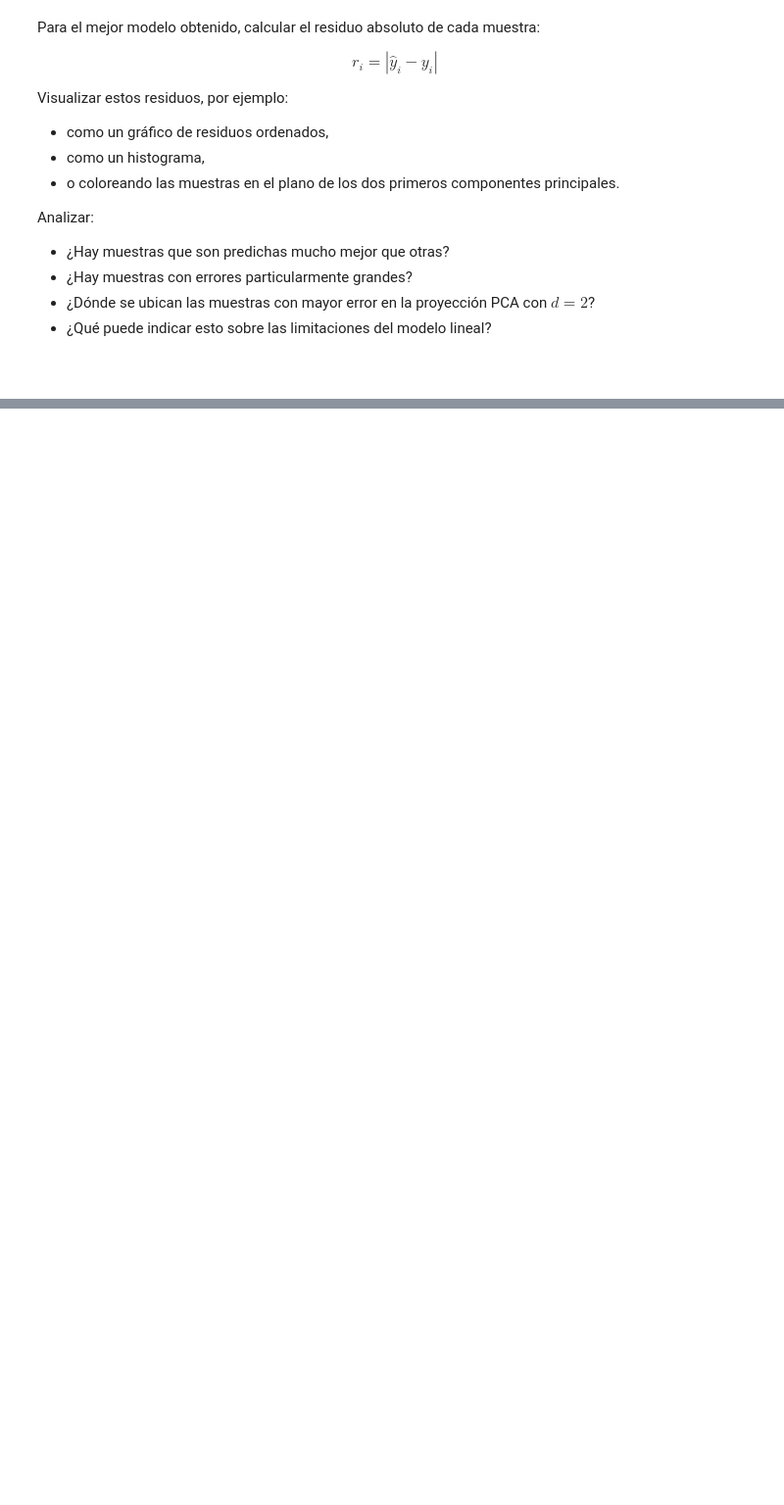
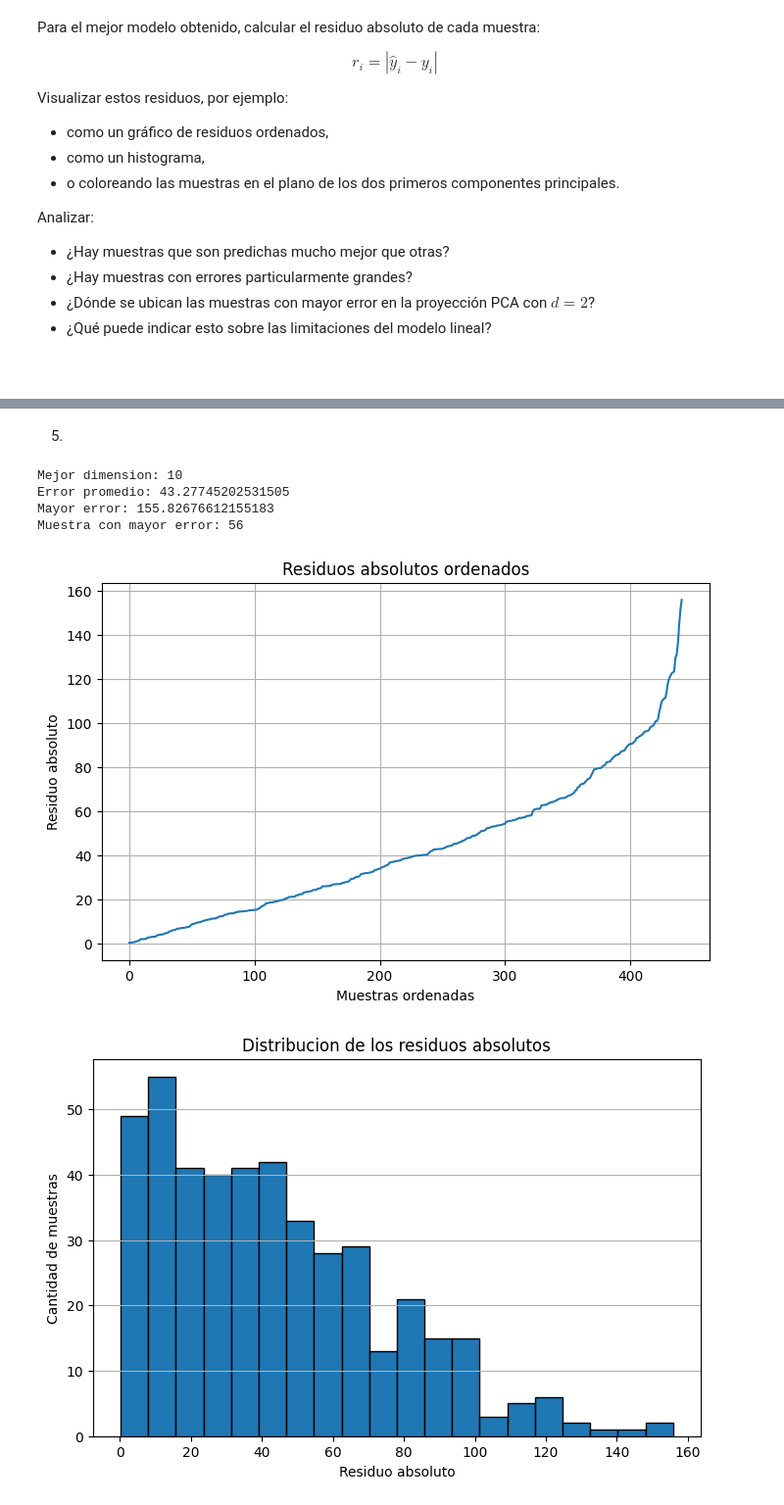
Before and after one commit to JavierMoon1026/TP2_Metodos_G9, a Jupyter notebook: TP2.ipynb, the cells around one changed output, grey strips where cells are left out. Shown at 98% size. Saved outputs shown, nothing was run; the diff lists cells and outputs as text; code cells hidden in the pictures; blank space fills up the shorter version.

```diff
--- a/TP2.ipynb
+++ b/TP2.ipynb
@@ -244,0 +402,59 @@ Analizar:
+# %% [markdown]
+5)
+# %%
+mejor_indice = np.argmin(errores)
+mejor_dimension = list(dimensiones)[mejor_indice]
+
+Z_mejor = X @ Vt[:mejor_dimension].T
+
+beta_mejor = cuadrados_minimos_svd(
+    Z_mejor,
+    y_centrado
+)
+
+y_pred = np.add(Z_mejor @ beta_mejor, np.mean(y))
+
+residuos_absolutos = np.abs(np.subtract(y, y_pred))
+
+indice_mayor_error = np.argmax(residuos_absolutos)
+
+print("Mejor dimension:", mejor_dimension)
+print("Error promedio:", np.mean(residuos_absolutos))
+print("Mayor error:", residuos_absolutos[indice_mayor_error])
+print("Muestra con mayor error:", indice_mayor_error)
+
+
+residuos_ordenados = np.sort(residuos_absolutos)
+
+plt.figure(figsize=(8, 5))
+
+plt.plot(residuos_ordenados)
+
+plt.xlabel("Muestras ordenadas")
+plt.ylabel("Residuo absoluto")
+plt.title("Residuos absolutos ordenados")
+plt.grid()
+
+plt.show()
+
+plt.figure(figsize=(8, 5))
+
+plt.hist(
+    residuos_absolutos,
+    bins=20,
+    edgecolor="black"
+)
+
+plt.xlabel("Residuo absoluto")
+plt.ylabel("Cantidad de muestras")
+plt.title("Distribucion de los residuos absolutos")
+plt.grid(axis="y")
+
+plt.show()
+# %% [output]
+Mejor dimension: 10
+Error promedio: 43.27745202531505
+Mayor error: 155.82676612155183
+Muestra con mayor error: 56
+[figure, added]
+[figure, added]
```
Also changed, not shown: parts of 7 cells of this notebook.
